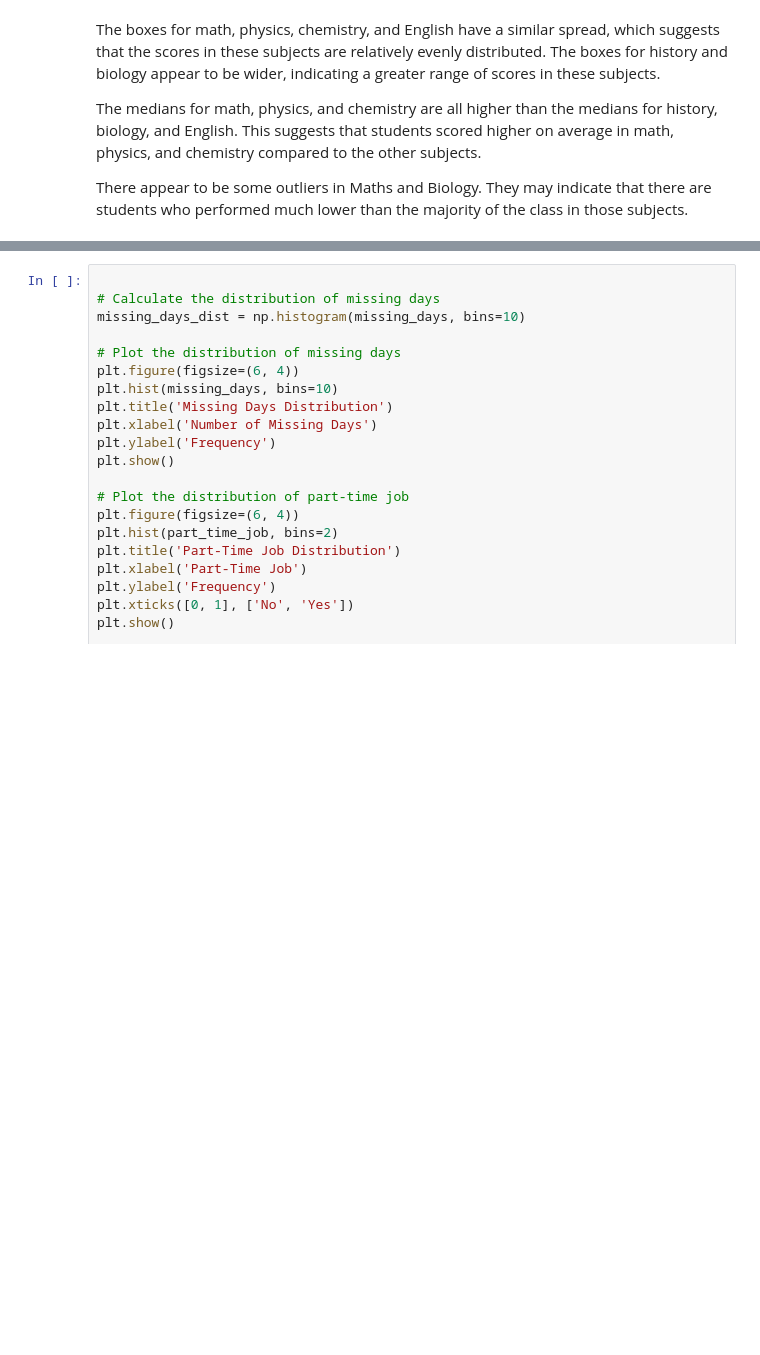
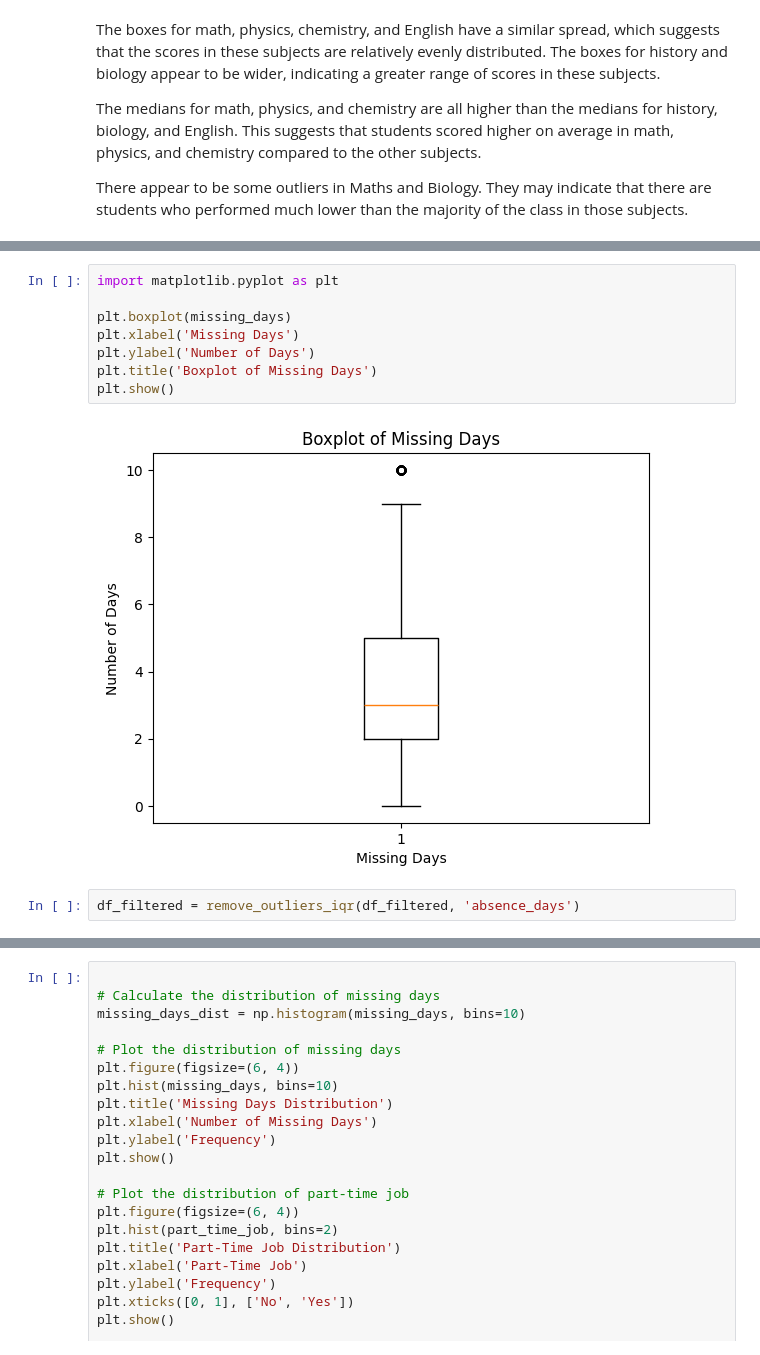
Before and after one commit to shakiralynch1/DVA_CA1, a Jupyter notebook: DVA_CA1.ipynb, the cells around one changed output, grey strips where cells are left out. Cells and saved outputs as stored; diff of their text form; blank space fills up the shorter version.

```diff
--- a/DVA_CA1.ipynb
+++ b/DVA_CA1.ipynb
@@ -155,0 +184,12 @@ There appear to be some outliers in Maths and Biology. They may indicate that th
+# %%
+import matplotlib.pyplot as plt
+
+plt.boxplot(missing_days)
+plt.xlabel('Missing Days')
+plt.ylabel('Number of Days')
+plt.title('Boxplot of Missing Days')
+plt.show()
+# %% [output]
+[figure, added]
+# %%
+df_filtered = remove_outliers_iqr(df_filtered, 'absence_days')
```
Also changed, not shown: parts of 14 cells of this notebook, 1 other file.
